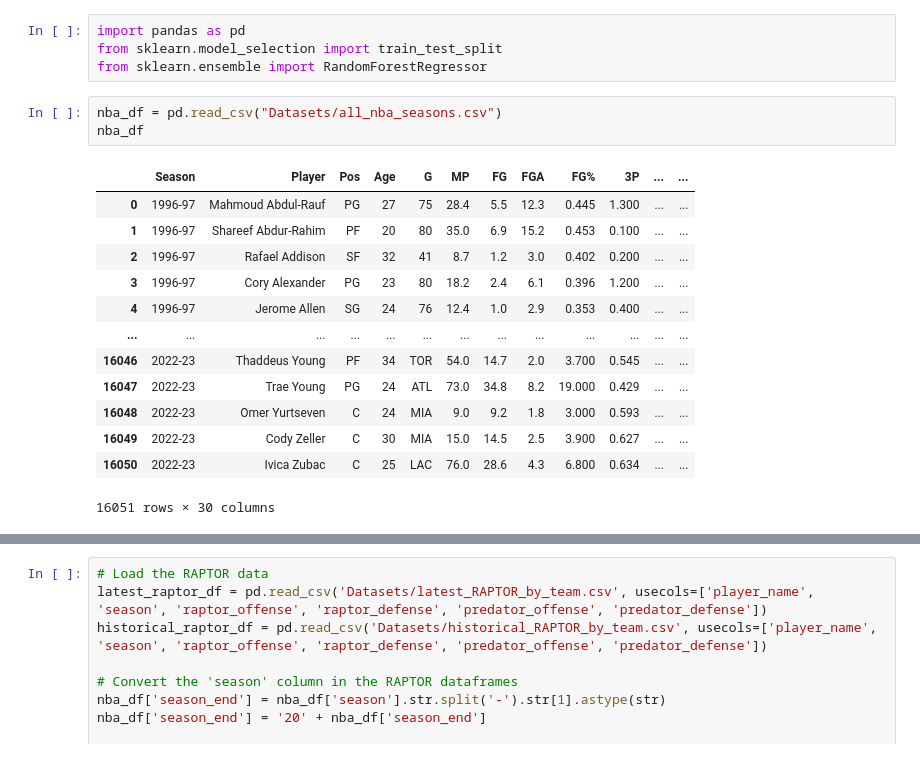
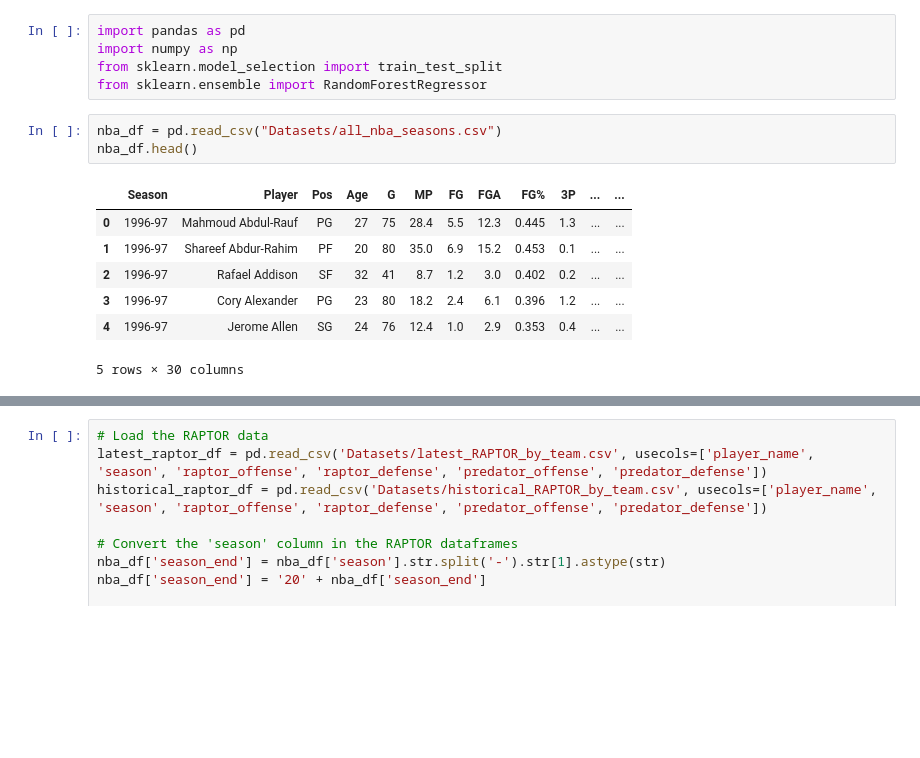
Before and after one commit to Hensonkk/Machine-Learning-NBA-MVP, a Jupyter notebook: NBA_data_preprocessing.ipynb, the cells around one changed output, grey strips where cells are left out. Cells and saved outputs as stored; diff of their text form; blank space fills up the shorter version.

```diff
--- a/NBA_data_preprocessing.ipynb
+++ b/NBA_data_preprocessing.ipynb
@@ -1,23 +1,18 @@
 # %%
 import pandas as pd
+import numpy as np
 from sklearn.model_selection import train_test_split
 from sklearn.ensemble import RandomForestRegressor
 # %%
 nba_df = pd.read_csv("Datasets/all_nba_seasons.csv")
-nba_df
+nba_df.head()
 # %% [output]
 |  | Season | Player | Pos | Age | G | MP | FG | FGA | FG% | 3P | ... | ... |
-| 0 | 1996-97 | Mahmoud Abdul-Rauf | PG | 27 | 75 | 28.4 | 5.5 | 12.3 | 0.445 | 1.300 | ... | ... |
-| 1 | 1996-97 | Shareef Abdur-Rahim | PF | 20 | 80 | 35.0 | 6.9 | 15.2 | 0.453 | 0.100 | ... | ... |
-| 2 | 1996-97 | Rafael Addison | SF | 32 | 41 | 8.7 | 1.2 | 3.0 | 0.402 | 0.200 | ... | ... |
-| 3 | 1996-97 | Cory Alexander | PG | 23 | 80 | 18.2 | 2.4 | 6.1 | 0.396 | 1.200 | ... | ... |
-| 4 | 1996-97 | Jerome Allen | SG | 24 | 76 | 12.4 | 1.0 | 2.9 | 0.353 | 0.400 | ... | ... |
-| ... | ... | ... | ... | ... | ... | ... | ... | ... | ... | ... | ... | ... |
-| 16046 | 2022-23 | Thaddeus Young | PF | 34 | TOR | 54.0 | 14.7 | 2.0 | 3.700 | 0.545 | ... | ... |
-| 16047 | 2022-23 | Trae Young | PG | 24 | ATL | 73.0 | 34.8 | 8.2 | 19.000 | 0.429 | ... | ... |
-| 16048 | 2022-23 | Omer Yurtseven | C | 24 | MIA | 9.0 | 9.2 | 1.8 | 3.000 | 0.593 | ... | ... |
-| 16049 | 2022-23 | Cody Zeller | C | 30 | MIA | 15.0 | 14.5 | 2.5 | 3.900 | 0.627 | ... | ... |
-| 16050 | 2022-23 | Ivica Zubac | C | 25 | LAC | 76.0 | 28.6 | 4.3 | 6.800 | 0.634 | ... | ... |
+| 0 | 1996-97 | Mahmoud Abdul-Rauf | PG | 27 | 75 | 28.4 | 5.5 | 12.3 | 0.445 | 1.3 | ... | ... |
+| 1 | 1996-97 | Shareef Abdur-Rahim | PF | 20 | 80 | 35.0 | 6.9 | 15.2 | 0.453 | 0.1 | ... | ... |
+| 2 | 1996-97 | Rafael Addison | SF | 32 | 41 | 8.7 | 1.2 | 3.0 | 0.402 | 0.2 | ... | ... |
+| 3 | 1996-97 | Cory Alexander | PG | 23 | 80 | 18.2 | 2.4 | 6.1 | 0.396 | 1.2 | ... | ... |
+| 4 | 1996-97 | Jerome Allen | SG | 24 | 76 | 12.4 | 1.0 | 2.9 | 0.353 | 0.4 | ... | ... |
-16051 rows × 30 columns
+5 rows × 30 columns
 # %%
 nba_df = nba_df.drop(columns = ["FG", "FGA", "3P", "3PA", "3P%", "2P", "2PA", "2P%", "FT", "FTA", "ORB", "DRB", "TOV"])
```
Also changed, not shown: parts of 5 cells of this notebook, 2 other files.
